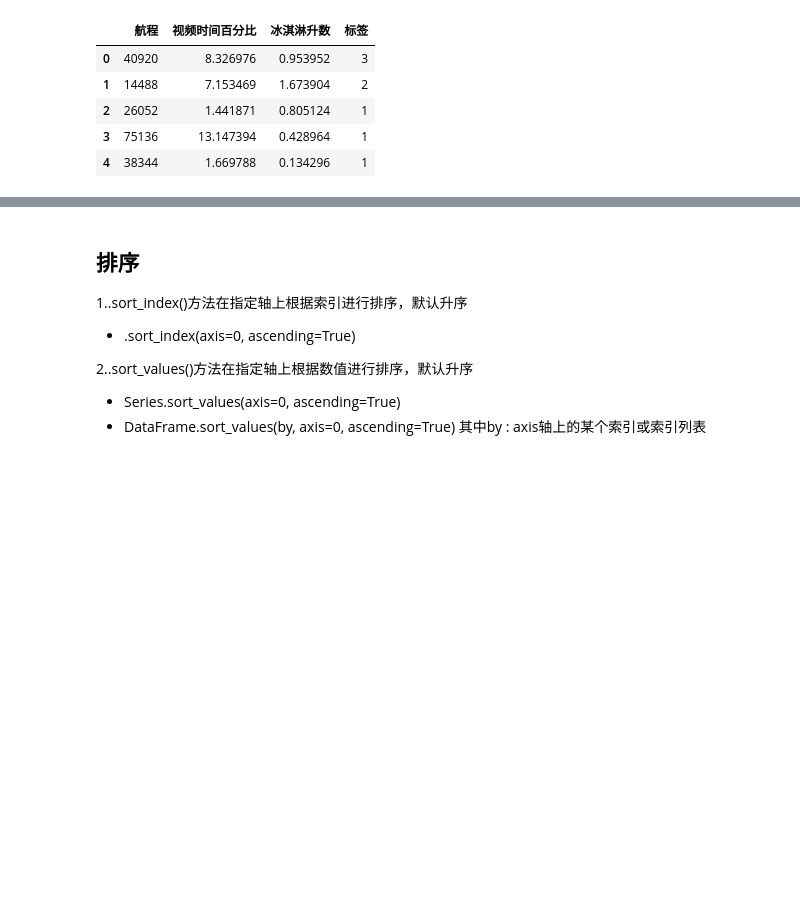
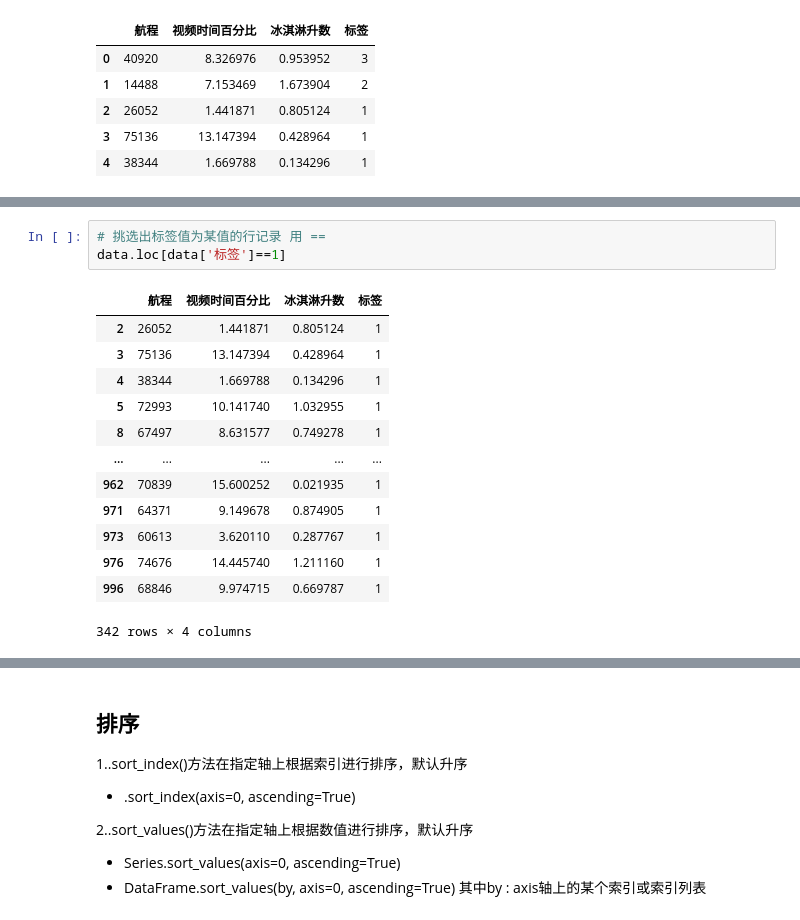
Before and after one commit to Pokoai/Data-Analysis-and-Display, a Jupyter notebook: Python数据分析与展示.ipynb, the cells around one changed output, grey strips where cells are left out. Saved outputs shown, nothing was run; the diff lists cells and outputs as text; blank space fills up the shorter version.

```diff
--- a/Python数据分析与展示.ipynb
+++ b/Python数据分析与展示.ipynb
@@ -1325,0 +1394,17 @@ data.head()
+# %%
+# 挑选出标签值为某值的行记录 用 ==
+data.loc[data['标签']==1]
+# %% [output]
+|  | 航程 | 视频时间百分比 | 冰淇淋升数 | 标签 |
+| 2 | 26052 | 1.441871 | 0.805124 | 1 |
+| 3 | 75136 | 13.147394 | 0.428964 | 1 |
+| 4 | 38344 | 1.669788 | 0.134296 | 1 |
+| 5 | 72993 | 10.141740 | 1.032955 | 1 |
+| 8 | 67497 | 8.631577 | 0.749278 | 1 |
+| ... | ... | ... | ... | ... |
+| 962 | 70839 | 15.600252 | 0.021935 | 1 |
+| 971 | 64371 | 9.149678 | 0.874905 | 1 |
+| 973 | 60613 | 3.620110 | 0.287767 | 1 |
+| 976 | 74676 | 14.445740 | 1.211160 | 1 |
+| 996 | 68846 | 9.974715 | 0.669787 | 1 |
+342 rows × 4 columns
```
Also changed, not shown: parts of 16 cells of this notebook.
